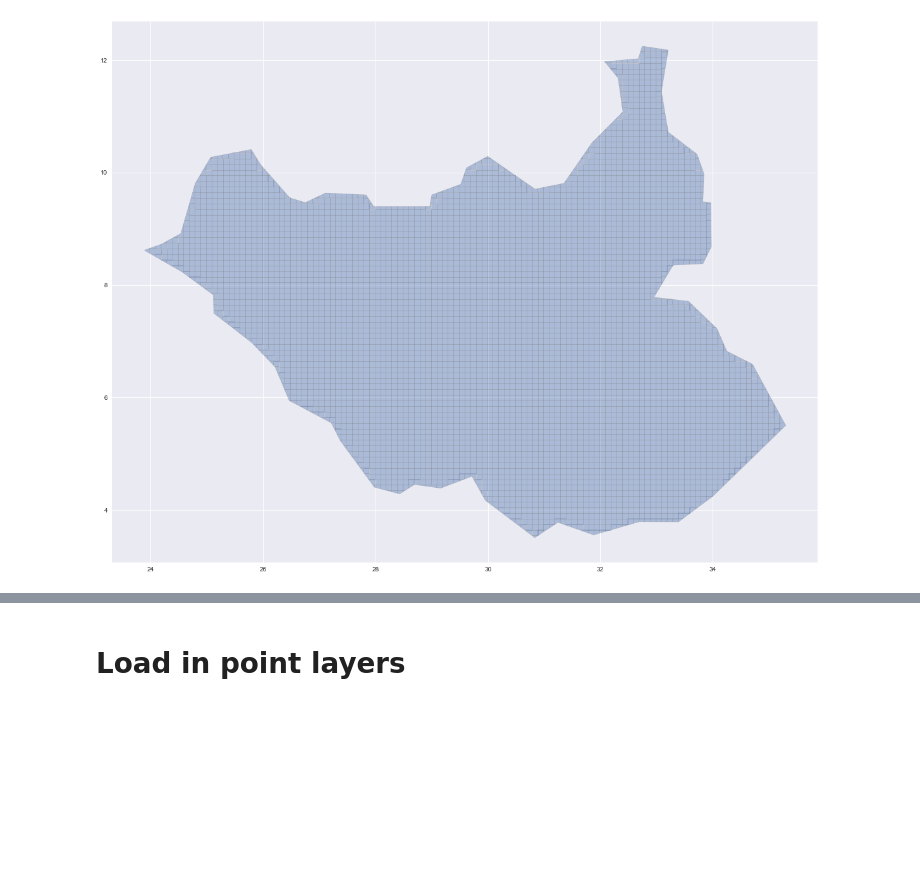
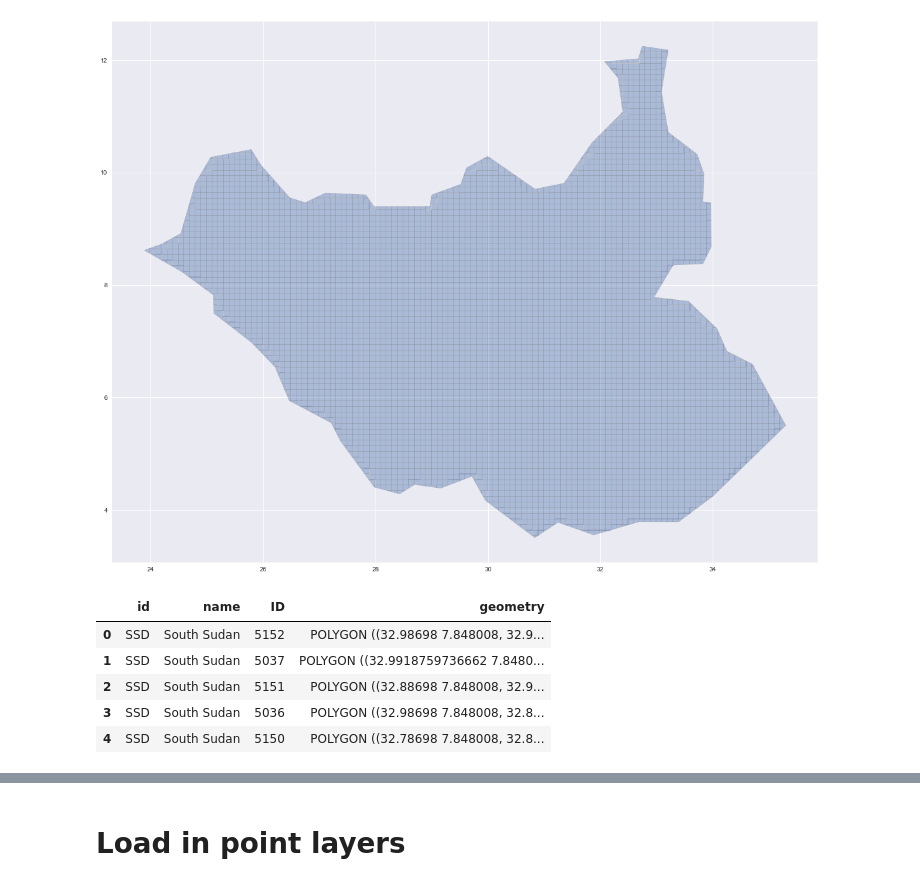
Before and after one commit to willgeary/SouthSudanConflict, a Jupyter notebook: notebooks/Get Conflict Data From ACLED.ipynb, the cells around one changed output, grey strips where cells are left out. Cells and saved outputs as stored; diff of their text form; code cells hidden in the pictures; blank space fills up the shorter version.

```diff
--- a/notebooks/Get Conflict Data From ACLED.ipynb
+++ b/notebooks/Get Conflict Data From ACLED.ipynb
@@ -303,3 +304,12 @@ grid_intersection.plot(figsize=(20,20), alpha=0.4, linewidth=0.5, edgecolor='gre
 # %% [output]
 <matplotlib.axes._subplots.AxesSubplot at 0x...>
 [figure]
+# %%
+grid_intersection.head()
+# %% [output]
+|  | id | name | ID | geometry |
+| 0 | SSD | South Sudan | 5152 | POLYGON ((32.98698 7.848008, 32.9... |
+| 1 | SSD | South Sudan | 5037 | POLYGON ((32.9918759736662 7.8480... |
+| 2 | SSD | South Sudan | 5151 | POLYGON ((32.88698 7.848008, 32.9... |
+| 3 | SSD | South Sudan | 5036 | POLYGON ((32.98698 7.848008, 32.8... |
+| 4 | SSD | South Sudan | 5150 | POLYGON ((32.78698 7.848008, 32.8... |
```
Also changed, not shown: parts of 8 cells of this notebook, 1 other file.
